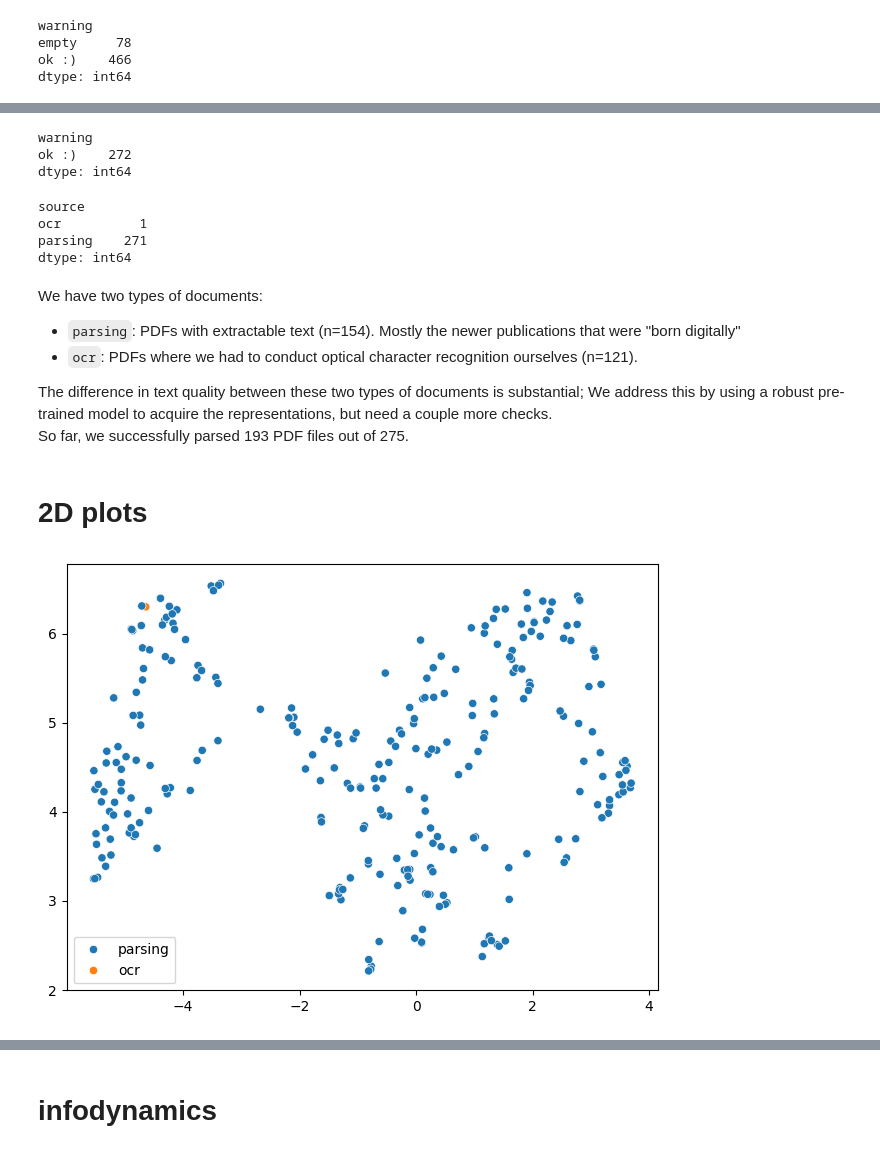
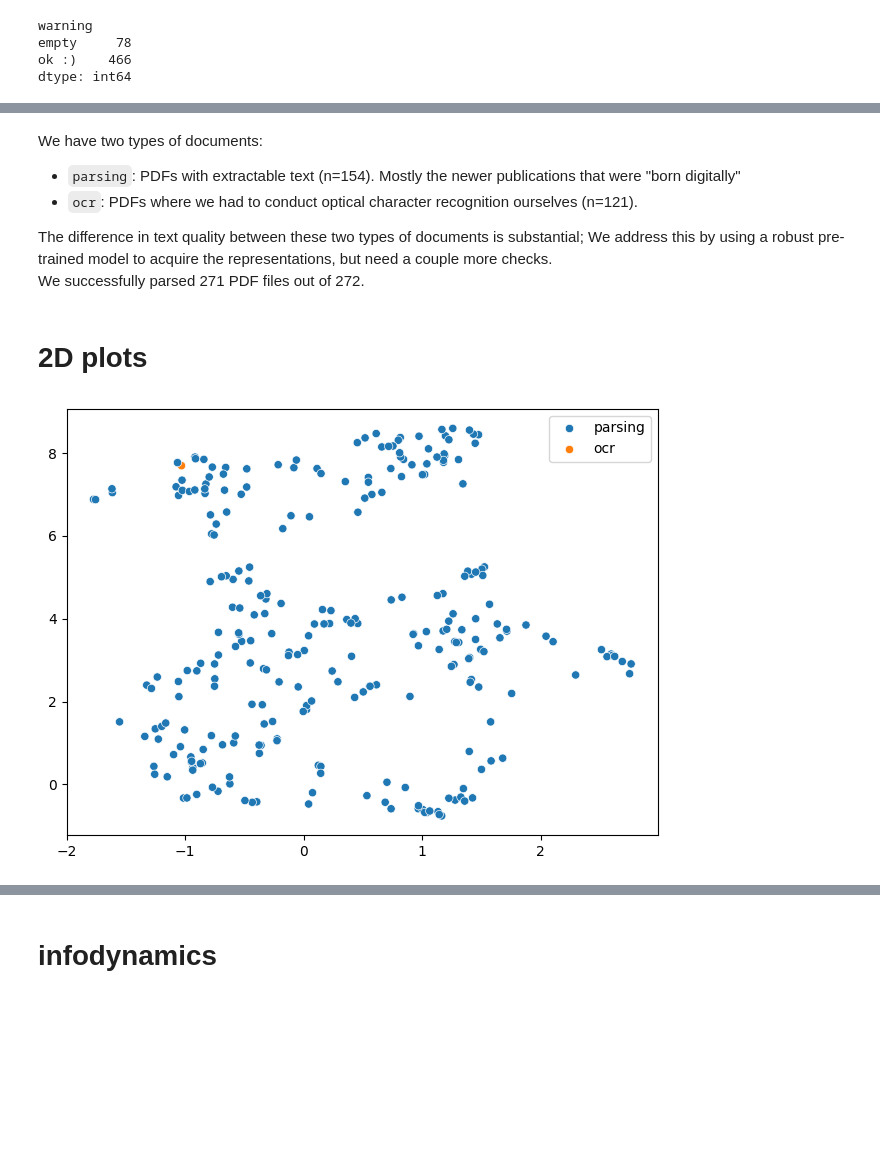
Before and after one commit to centre-for-humanities-computing/friths, a Jupyter notebook: notebooks/experiment_infodynamics.ipynb, the cells around one changed output, grey strips where cells are left out. Saved outputs shown, nothing was run; the diff lists cells and outputs as text; code cells hidden in the pictures; blank space fills up the shorter version.

```diff
--- a/notebooks/experiment_infodynamics.ipynb
+++ b/notebooks/experiment_infodynamics.ipynb
@@ -78,8 +100,8 @@ section
 a    78
 dtype: int64
 # %%
-df_['warning'] = df_['warning'].str.slice(0, 15)
-df_.groupby('warning').size()
+df['warning'] = df['warning'].str.slice(0, 15)
+df.groupby('warning').size()
 # %% [output]
 warning
 empty     78
@@ -88,9 +113,9 @@ dtype: int64
 # %%
 # select only full embeddings & article bodies
-df_full_emb = (df_
+df_full = (df
                .query('warning == "ok :)"')
                .query('section == "b"')
                )
 
-df_full_emb
+df_full
 # %% [output]
@@ -112,9 +138,12 @@ df_full_emb
 # %%
-df_full_emb['year_'] = pd.to_datetime(df_full_emb['year'], format='%Y')
-all_years = pd.date_range(start=df_full_emb['year_'].min(), end=df_full_emb['year_'].max(), freq='Y').year
+# year: datetime is for counting, year: float is for visualization
+df_full['year_'] = pd.to_datetime(df_full['year'], format='%Y')
+# generate all years between first and last publication (incl)
+all_years_in_range = pd.date_range(start=df_full['year_'].min(), end=df_full['year_'].max(), freq='Y').year
 
-proportions = df_full_emb.groupby(['year', 'source']).size().unstack(fill_value=0) #.apply(lambda x: x / x.sum(), axis=1)
-proportions = proportions.reindex(all_years, fill_value=0)
+# inject our publication dataset with all years (add years without publications)
+proportions = df_full.groupby(['year', 'source']).size().unstack(fill_value=0) #.apply(lambda x: x / x.sum(), axis=1)
+proportions = proportions.reindex(all_years_in_range, fill_value=0)
 
 fig, ax = plt.subplots(figsize=(10, 5))
 proportions.plot(kind='bar', stacked=True, ax=ax)
@@ -169,35 +186,22 @@ set(pdf_paths) - set(meta['path'].unique().tolist())
-# %%
-df_.query('section == "b"').groupby('warning').size()
-# %% [output]
-warning
-ok :)    272
-dtype: int64
-# %%
-df_.query('section == "b"').groupby('source').size()
-# %% [output]
-source
-ocr          1
-parsing    271
-dtype: int64
 # %% [markdown]
 We have two types of documents:
 - `parsing`: PDFs with extractable text (n=154). Mostly the newer publications that were "born digitally"
 - `ocr`: PDFs where we had to conduct optical character recognition ourselves (n=121).
 
 The difference in text quality between these two types of documents is substantial; We address this by using a robust pre-trained model to acquire the representations, but need a couple more checks.
-So far, we successfully parsed 193 PDF files out of 275.
+We successfully parsed 271 PDF files out of 272.
 # %% [markdown]
 # 2D plots
 # %%
-X_2d = UMAP(n_components=2, random_state=42, metric='cosine').fit_transform(df_full_emb['embeddings'].tolist())
+X_2d = UMAP(n_components=2, random_state=42, metric='cosine').fit_transform(df_full['embeddings'].tolist())
 # %%
 sns.scatterplot(
     x=X_2d[:, 0],
     y=X_2d[:, 1],
-    hue=df_full_emb['source'].tolist(),
+    hue=df_full['source'].tolist(),
 )
 
 plt.tight_layout()
-plt.savefig('fig/embeddings_umap.png', dpi=300)
+plt.savefig('fig/embeddings_umap_source.png', dpi=300)
 # %% [output]
-[figure, old version]
+[figure, new version]
```
Also changed, not shown: parts of 32 cells of this notebook, 8 other files.
